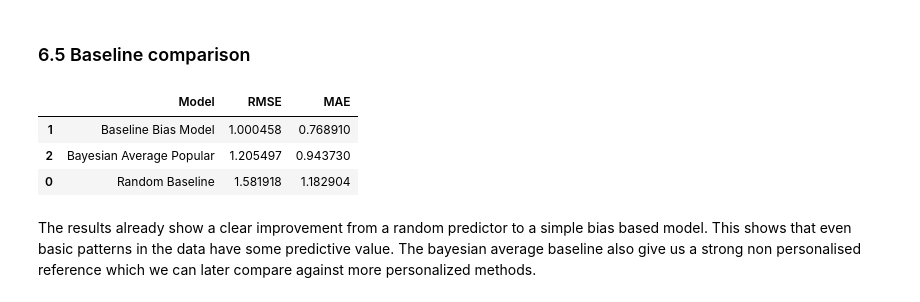
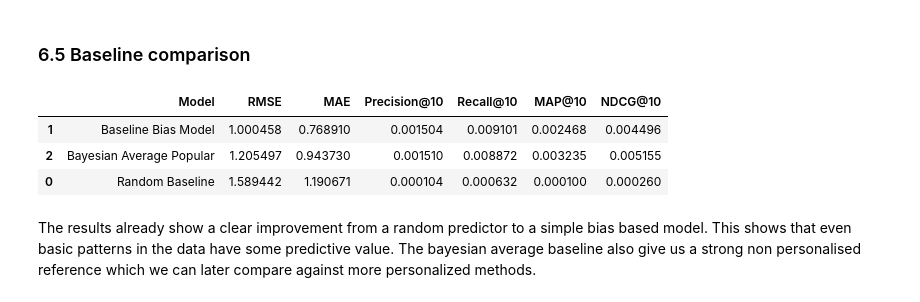
Before and after one commit to Wilyam390/Recommender-Sys, a Jupyter notebook: Group3_Recsys.ipynb, the cells around one changed output. Drawn from its saved outputs; the diff is of its cells as text; code cells hidden in the pictures.

```diff
--- a/Group3_Recsys.ipynb
+++ b/Group3_Recsys.ipynb
@@ -443,0 +508,13 @@ Test products: 9578
+# %%
+catalog_items = set(train_df["ProductId"].unique()).union(set(test_df["ProductId"].unique()))
+train_items_by_user = train_df.groupby("UserId")["ProductId"].apply(set).to_dict()
+relevant_test_items_by_user = (
+    test_df[test_df["Score"] >= relevance_threshold]
+    .groupby("UserId")["ProductId"]
+    .apply(set)
+    .to_dict()
+)
+eval_users = sorted(test_df["UserId"].unique())
+
+print(f"Users for ranking evaluation: {len(eval_users)}")
+print(f"Candidate catalog size: {len(catalog_items)}")
@@ -543,0 +734,20 @@ bap_baseline.head(10)
+# %%
+bap_full_metrics = ranking_metrics_full_candidates(
+    users=eval_users,
+    catalog=catalog_items,
+    train_seen=train_items_by_user,
+    relevant_test=relevant_test_items_by_user,
+    predict_fn=lambda _uid, iid: float(bap_lookup.get(iid, global_mean)),
+    k=K,
+)
+
+bap_precision = bap_full_metrics["precision"]
+bap_recall = bap_full_metrics["recall"]
+bap_map = bap_full_metrics["map"]
+bap_ndcg = bap_full_metrics["ndcg"]
+
+print("Bayesian Average Popular Ranking Metrics")
+print(f"Precision@{K}: {bap_precision:.4f}")
+print(f"Recall@{K}: {bap_recall:.4f}")
+print(f"MAP@{K}: {bap_map:.4f}")
+print(f"NDCG@{K}: {bap_ndcg:.4f}")
@@ -545,31 +761,23 @@ bap_baseline.head(10)
 This baseline treats items with more reviews as "their scores being more trustworthy", and pulls the ones with less reviews closer to the global mean, effectively treating those reviews as "less impactful". It is more reliable than ranking by average score alone.
 # %% [markdown]
 ### 6.5 Baseline comparison
-# %%
-# Build a lookup: ProductId -> BAP score
-bap_lookup = bap_baseline.set_index("ProductId")["bap_score"]
-
-# For each test row, predict using BAP score (fallback to global mean if unseen)
-global_mean = train_df["Score"].mean()
-test_df["bap_pred"] = test_df["ProductId"].map(bap_lookup).fillna(global_mean)
-
-# Compute RMSE and MAE
-bap_rmse = np.sqrt(((test_df["Score"] - test_df["bap_pred"]) ** 2).mean())
-bap_mae = (test_df["Score"] - test_df["bap_pred"]).abs().mean()
-
-# Now all three are comparable
-baseline_results = pd.DataFrame({
-    "Model": ["Random Baseline", "Baseline Bias Model", "Bayesian Average Popular"],
-    "RMSE": [random_rmse, baseline_rmse, bap_rmse],
-    "MAE": [random_mae, baseline_mae, bap_mae]
-})
-
-display(baseline_results.sort_values("RMSE"))
-# %% [output]
-|  | Model | RMSE | MAE |
-| 1 | Baseline Bias Model | 1.000458 | 0.768910 |
-| 2 | Bayesian Average Popular | 1.205497 | 0.943730 |
-| 0 | Random Baseline | 1.581918 | 1.182904 |
+# %%
+baseline_results = pd.DataFrame({
+    "Model": ["Random Baseline", "Baseline Bias Model", "Bayesian Average Popular"],
+    "RMSE": [random_rmse, baseline_rmse, bap_rmse],
+    "MAE": [random_mae, baseline_mae, bap_mae],
+    f"Precision@{K}": [random_precision, bias_precision, bap_precision],
+    f"Recall@{K}": [random_recall, bias_recall, bap_recall],
+    f"MAP@{K}": [random_map, bias_map, bap_map],
+    f"NDCG@{K}": [random_ndcg, bias_ndcg, bap_ndcg]
+})
+
+display(baseline_results.sort_values("RMSE"))
+# %% [output]
+|  | Model | RMSE | MAE | Precision@10 | Recall@10 | MAP@10 | NDCG@10 |
+| 1 | Baseline Bias Model | 1.000458 | 0.768910 | 0.001504 | 0.009101 | 0.002468 | 0.004496 |
+| 2 | Bayesian Average Popular | 1.205497 | 0.943730 | 0.001510 | 0.008872 | 0.003235 | 0.005155 |
+| 0 | Random Baseline | 1.589442 | 1.190671 | 0.000104 | 0.000632 | 0.000100 | 0.000260 |
 # %% [markdown]
 The results already show a clear improvement from a random predictor to a simple bias based model. This shows that even basic patterns in the data have some predictive value. The bayesian average baseline also give us a strong non personalised reference which we can later compare against more personalized methods.
 # %% [markdown]
```
Also changed, not shown: parts of 25 cells of this notebook.
